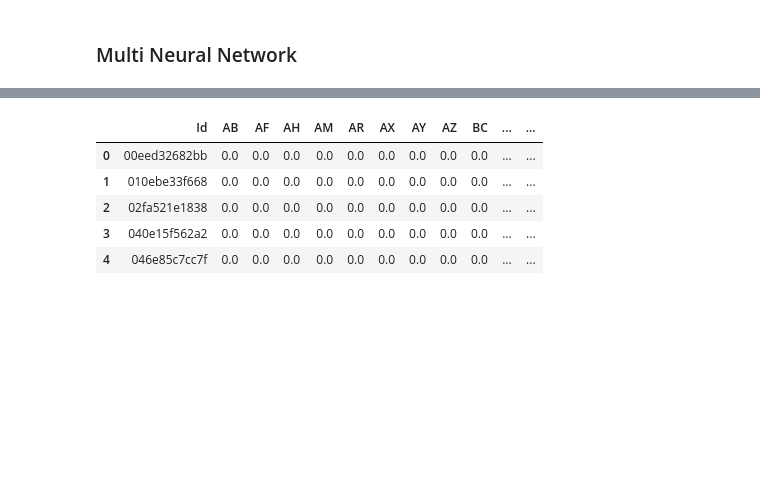
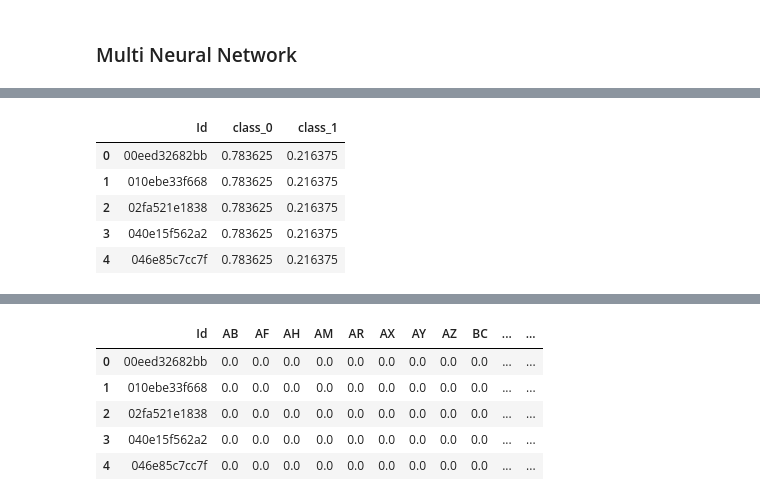
Before and after one commit to Lasterminator/ICR-Kaggle, a Jupyter notebook: first-notebook.ipynb, the cells around one changed output, grey strips where cells are left out. Saved outputs shown, nothing was run; the diff lists cells and outputs as text; code cells hidden in the pictures; blank space fills up the shorter version.

```diff
--- a/first-notebook.ipynb
+++ b/first-notebook.ipynb
@@ -493,6 +465,5 @@ my_submission = test_csv.copy()
 my_submission = my_submission[['Id']]
 my_submission['class_0'] = 1 - y_pred
 my_submission['class_1'] = y_pred
-
-my_submission.to_csv('submission_pre_nn.csv', index=False)
+my_submission
 # %% [output]
@@ -500,3 +471,9 @@ my_submission.to_csv('submission_pre_nn.csv', index=False)
+|  | Id | class_0 | class_1 |
+| 0 | 00eed32682bb | 0.783625 | 0.216375 |
+| 1 | 010ebe33f668 | 0.783625 | 0.216375 |
+| 2 | 02fa521e1838 | 0.783625 | 0.216375 |
+| 3 | 040e15f562a2 | 0.783625 | 0.216375 |
+| 4 | 046e85c7cc7f | 0.783625 | 0.216375 |
 # %%
 features = ['AB', 'AF', 'AH', 'AM', 'AR', 'AX', 'AY', 'AZ', 'BC', 'BD ', 'BN',
        'BP', 'BQ', 'BR', 'BZ', 'CB', 'CC', 'CD ', 'CF', 'CH', 'CL', 'CR', 'CS',
```
Also changed, not shown: parts of 32 cells of this notebook, 4 other files.
